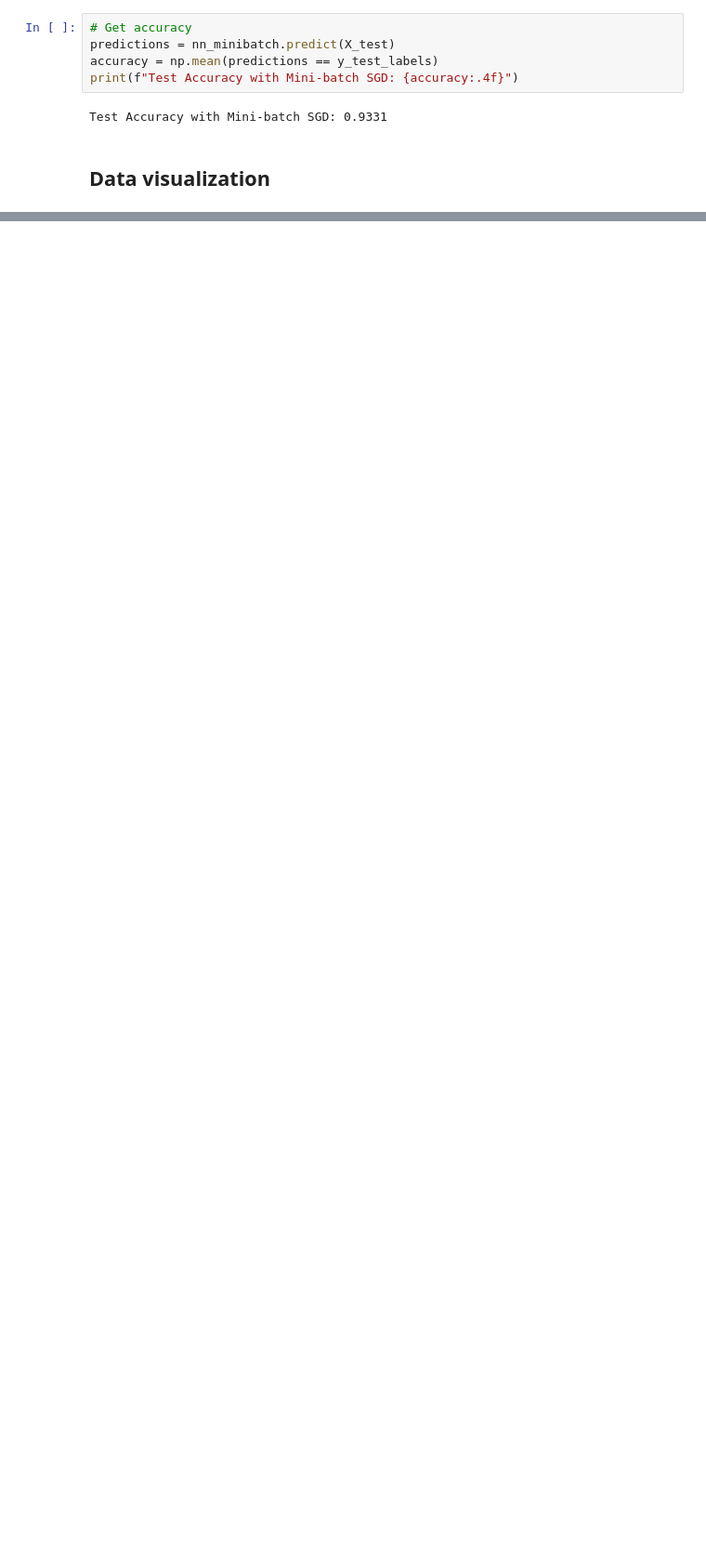
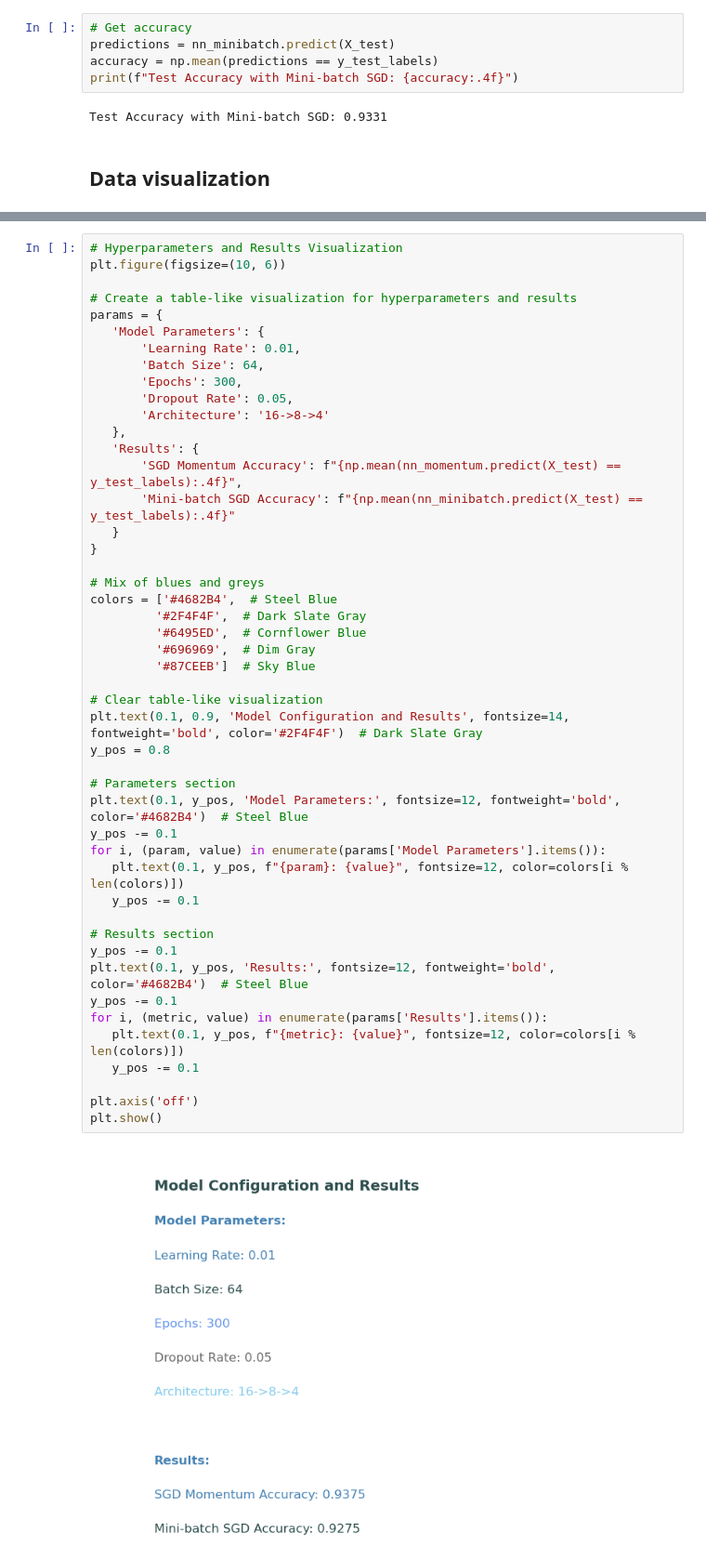
Before and after one commit to MariumWaseem1/INM702, a Jupyter notebook: Task 1.ipynb, the cells around one changed output, grey strips where cells are left out. Shown at 93% size. Saved outputs shown, nothing was run; the diff lists cells and outputs as text; blank space fills up the shorter version.

```diff
--- a/Task 1.ipynb
+++ b/Task 1.ipynb
@@ -421,0 +455,49 @@ Test Accuracy with Mini-batch SGD: 0.9331
+# %%
+# Hyperparameters and Results Visualization
+plt.figure(figsize=(10, 6))
+
+# Create a table-like visualization for hyperparameters and results
+params = {
+   'Model Parameters': {
+       'Learning Rate': 0.01,
+       'Batch Size': 64,
+       'Epochs': 300,
+       'Dropout Rate': 0.05,
+       'Architecture': '16->8->4'
+   },
+   'Results': {
+       'SGD Momentum Accuracy': f"{np.mean(nn_momentum.predict(X_test) == y_test_labels):.4f}",
+       'Mini-batch SGD Accuracy': f"{np.mean(nn_minibatch.predict(X_test) == y_test_labels):.4f}"
+   }
+}
+
+# Mix of blues and greys
+colors = ['#4682B4',  # Steel Blue
+         '#2F4F4F',  # Dark Slate Gray
+         '#6495ED',  # Cornflower Blue
+         '#696969',  # Dim Gray
+         '#87CEEB']  # Sky Blue
+
+# Clear table-like visualization
+plt.text(0.1, 0.9, 'Model Configuration and Results', fontsize=14, fontweight='bold', color='#2F4F4F')  # Dark Slate Gray
+y_pos = 0.8
+
+# Parameters section
+plt.text(0.1, y_pos, 'Model Parameters:', fontsize=12, fontweight='bold', color='#4682B4')  # Steel Blue
+y_pos -= 0.1
+for i, (param, value) in enumerate(params['Model Parameters'].items()):
+   plt.text(0.1, y_pos, f"{param}: {value}", fontsize=12, color=colors[i % len(colors)])
+   y_pos -= 0.1
+
+# Results section
+y_pos -= 0.1
+plt.text(0.1, y_pos, 'Results:', fontsize=12, fontweight='bold', color='#4682B4')  # Steel Blue
+y_pos -= 0.1
+for i, (metric, value) in enumerate(params['Results'].items()):
+   plt.text(0.1, y_pos, f"{metric}: {value}", fontsize=12, color=colors[i % len(colors)])
+   y_pos -= 0.1
+
+plt.axis('off')
+plt.show()
+# %% [output]
+[figure, added]
```
Also changed, not shown: parts of 3 cells of this notebook.
